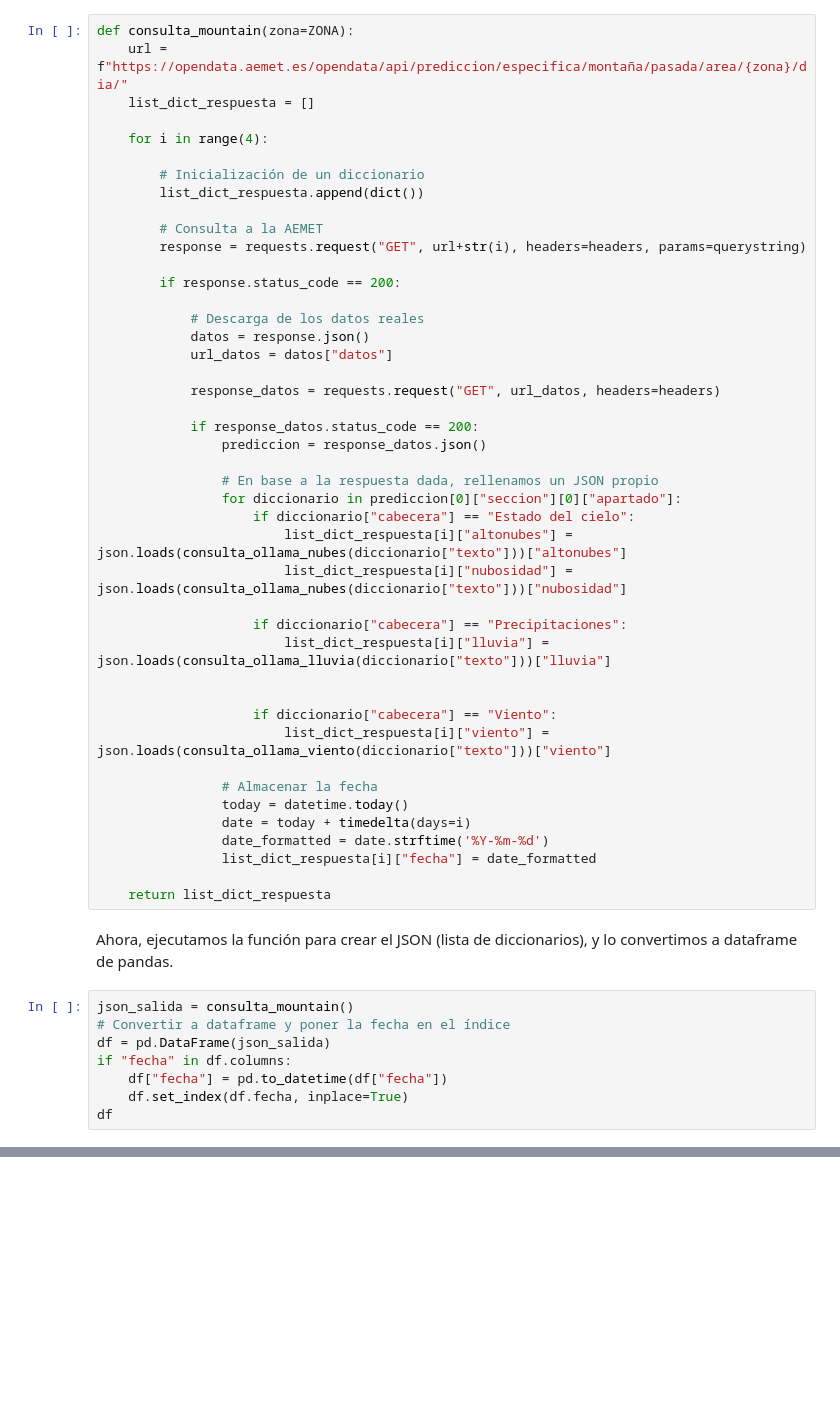
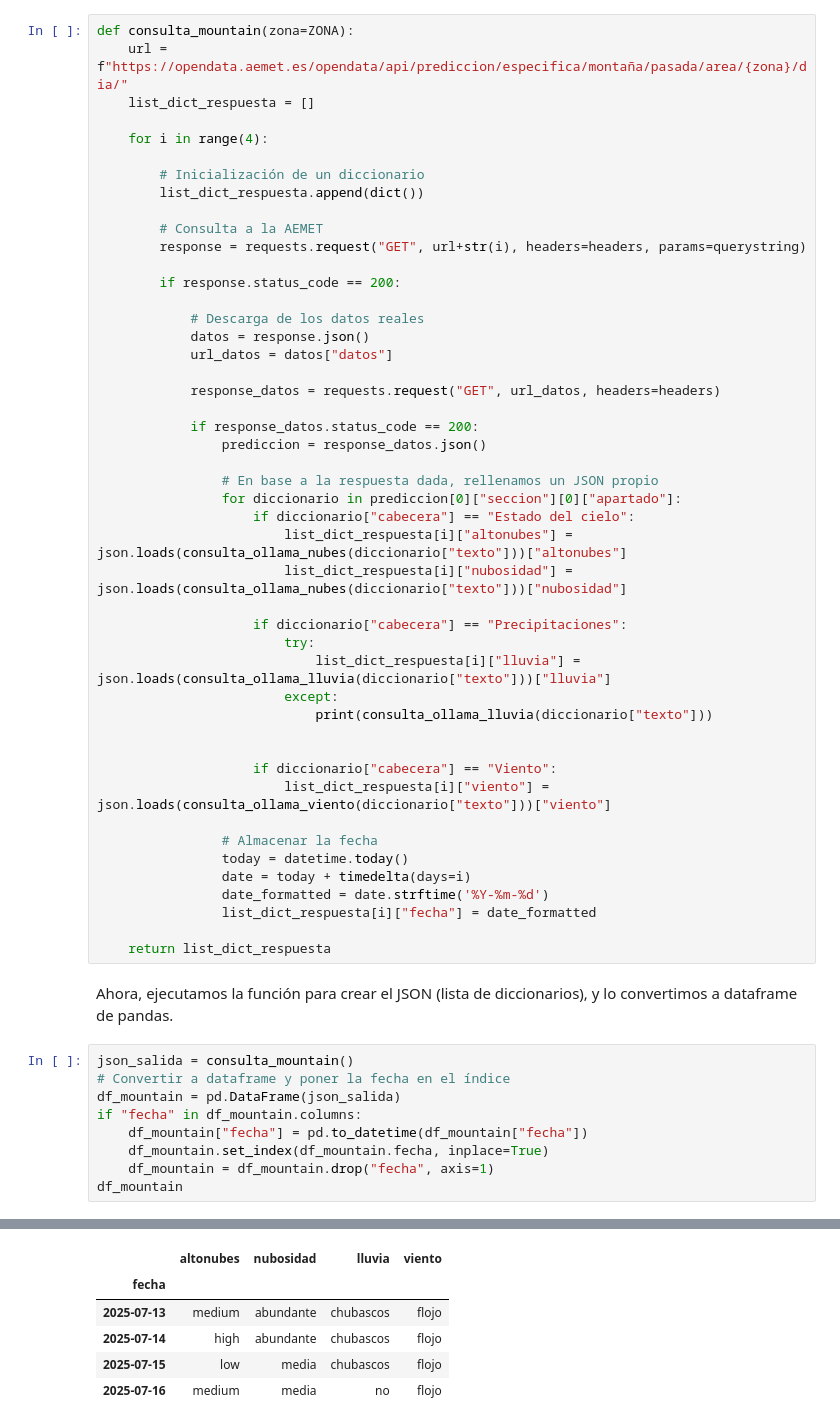
Before and after one commit to jorge-ruizl-um-es/fog-prediction, a Jupyter notebook: notebooks/data_from_aemet.ipynb, the cells around one changed output, grey strips where cells are left out. Drawn from its saved outputs; the diff is of its cells as text; blank space fills up the shorter version.

```diff
--- a/notebooks/data_from_aemet.ipynb
+++ b/notebooks/data_from_aemet.ipynb
@@ -344,7 +347,10 @@ def consulta_mountain(zona=ZONA):
 						list_dict_respuesta[i]["nubosidad"] = json.loads(consulta_ollama_nubes(diccionario["texto"]))["nubosidad"]
 
 					if diccionario["cabecera"] == "Precipitaciones":
-						list_dict_respuesta[i]["lluvia"] = json.loads(consulta_ollama_lluvia(diccionario["texto"]))["lluvia"]
+						try:
+							list_dict_respuesta[i]["lluvia"] = json.loads(consulta_ollama_lluvia(diccionario["texto"]))["lluvia"]
+						except:
+							print(consulta_ollama_lluvia(diccionario["texto"]))
 
 
 					if diccionario["cabecera"] == "Viento":
@@ -362,9 +368,10 @@ Ahora, ejecutamos la función para crear el JSON (lista de diccionarios), y lo c
 # %%
 json_salida = consulta_mountain()
 # Convertir a dataframe y poner la fecha en el índice
-df = pd.DataFrame(json_salida)
-if "fecha" in df.columns:
-	df["fecha"] = pd.to_datetime(df["fecha"])
-	df.set_index(df.fecha, inplace=True)
-df
+df_mountain = pd.DataFrame(json_salida)
+if "fecha" in df_mountain.columns:
+	df_mountain["fecha"] = pd.to_datetime(df_mountain["fecha"])
+	df_mountain.set_index(df_mountain.fecha, inplace=True)
+	df_mountain = df_mountain.drop("fecha", axis=1)
+df_mountain
 # %% [output]
@@ -371,0 +378,6 @@ JSONDecodeError: Expecting value: line 1 column 1 (char 0)
+|  | altonubes | nubosidad | lluvia | viento |
+| fecha |  |  |  |  |
+| 2025-07-13 | medium | abundante | chubascos | flojo |
+| 2025-07-14 | high | abundante | chubascos | flojo |
+| 2025-07-15 | low | media | chubascos | flojo |
+| 2025-07-16 | medium | media | no | flojo |
```
Also changed, not shown: parts of 7 cells of this notebook, 4 other files.
